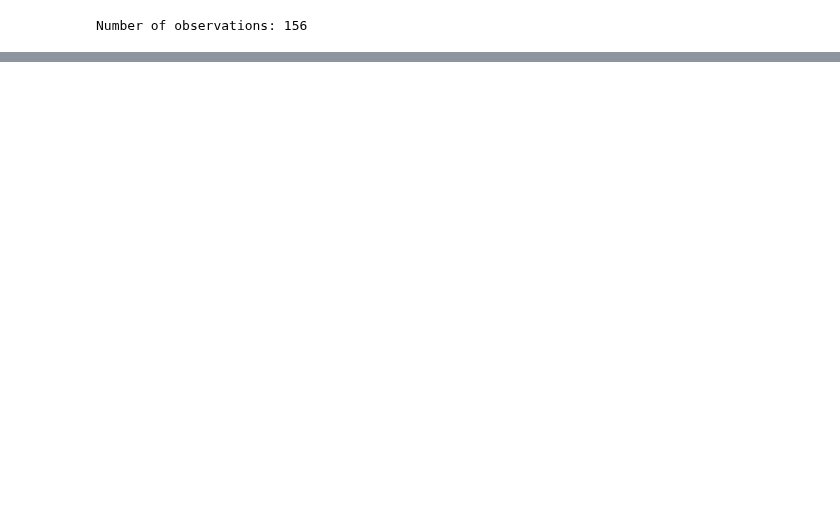
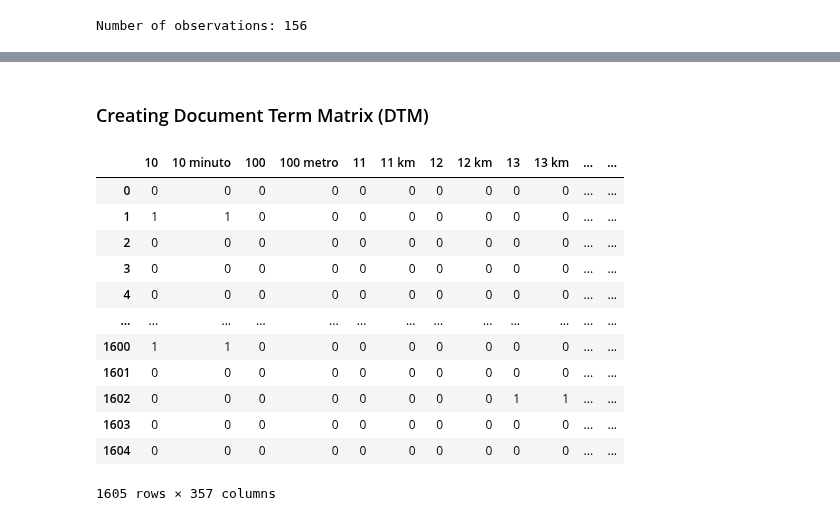
Before and after one commit to mgallon235/Bookings, a Jupyter notebook: Regressions/Regressions_Mobile.ipynb, the cells around one changed output, grey strips where cells are left out. Drawn from its saved outputs; the diff is of its cells as text; code cells hidden in the pictures; blank space fills up the shorter version.

```diff
--- a/Regressions/Regressions_Mobile.ipynb
+++ b/Regressions/Regressions_Mobile.ipynb
@@ -39,7 +51,7 @@ Updated df after adding rows from V1:
 (770, 10)
 # %%
 # Specify the path to the CSV file
-file_path = 'C:/Users/bakwe/Desktop/BSE/Text_mining/HW1/Scraped_data/Valencia_19_24.csv'
+file_path = '../Scraped_data/Valencia_19_24.csv'
 
 # Read the CSV file into a DataFrame
 V0 = pd.read_csv(file_path)
@@ -55,7 +67,7 @@ Updated df after adding rows from V1:
 (1167, 10)
 # %%
 # Specify the path to the CSV file
-file_path = 'C:/Users/bakwe/Desktop/BSE/Text_mining/HW1/Scraped_data/Barcelona_19_24.csv'
+file_path = '../Scraped_data/Barcelona_19_24.csv'
 
 # Read the CSV file into a DataFrame
 B0 = pd.read_csv(file_path)
@@ -438,0 +457,44 @@ Notes:
+# %%
+def abbr_or_lower(word):
+    if re.match('([A-Z]+[a-z]*){2,}', word):
+        return word
+    else:
+        return word.lower()
+# %%
+# Remove special characters
+df['processed_text'] = df['Descriptions'].apply(lambda x: re.sub(r'\W', ' ', x))
+
+# Lowercase words that are not abbreviations
+df['processed_text'] = df['processed_text'].apply(lambda x: ' '.join(abbr_or_lower(word) for word in x.split()))
+
+# Remove stopwords
+stop_words = set(stopwords.words("spanish"))
+df['processed_text'] = df['processed_text'].apply(lambda x: ' '.join([word for word in x.split() if word not in stop_words]))
+
+# Apply stemming
+stemmer = PorterStemmer()
+df['processed_text'] = df['processed_text'].apply(lambda x: ' '.join([stemmer.stem(word) for word in x.split()]))
+# %% [markdown]
+### Creating Document Term Matrix (DTM)
+# %%
+# Create document term matrix of both unigrams and bigrams using CountVectorizer
+vectorizer = CountVectorizer(ngram_range=(1,2), min_df=0.05, max_df=0.3)
+X = vectorizer.fit_transform(df['processed_text'])
+
+# Convert DTM to DataFrame
+dtm_df = pd.DataFrame(X.toarray(), columns=vectorizer.get_feature_names_out())
+dtm_df
+# %% [output]
+|  | 10 | 10 minuto | 100 | 100 metro | 11 | 11 km | 12 | 12 km | 13 | 13 km | ... | ... |
+| 0 | 0 | 0 | 0 | 0 | 0 | 0 | 0 | 0 | 0 | 0 | ... | ... |
+| 1 | 1 | 1 | 0 | 0 | 0 | 0 | 0 | 0 | 0 | 0 | ... | ... |
+| 2 | 0 | 0 | 0 | 0 | 0 | 0 | 0 | 0 | 0 | 0 | ... | ... |
+| 3 | 0 | 0 | 0 | 0 | 0 | 0 | 0 | 0 | 0 | 0 | ... | ... |
+| 4 | 0 | 0 | 0 | 0 | 0 | 0 | 0 | 0 | 0 | 0 | ... | ... |
+| ... | ... | ... | ... | ... | ... | ... | ... | ... | ... | ... | ... | ... |
+| 1600 | 1 | 1 | 0 | 0 | 0 | 0 | 0 | 0 | 0 | 0 | ... | ... |
+| 1601 | 0 | 0 | 0 | 0 | 0 | 0 | 0 | 0 | 0 | 0 | ... | ... |
+| 1602 | 0 | 0 | 0 | 0 | 0 | 0 | 0 | 0 | 1 | 1 | ... | ... |
+| 1603 | 0 | 0 | 0 | 0 | 0 | 0 | 0 | 0 | 0 | 0 | ... | ... |
+| 1604 | 0 | 0 | 0 | 0 | 0 | 0 | 0 | 0 | 0 | 0 | ... | ... |
+1605 rows × 357 columns
```
Also changed, not shown: parts of 25 cells of this notebook.
